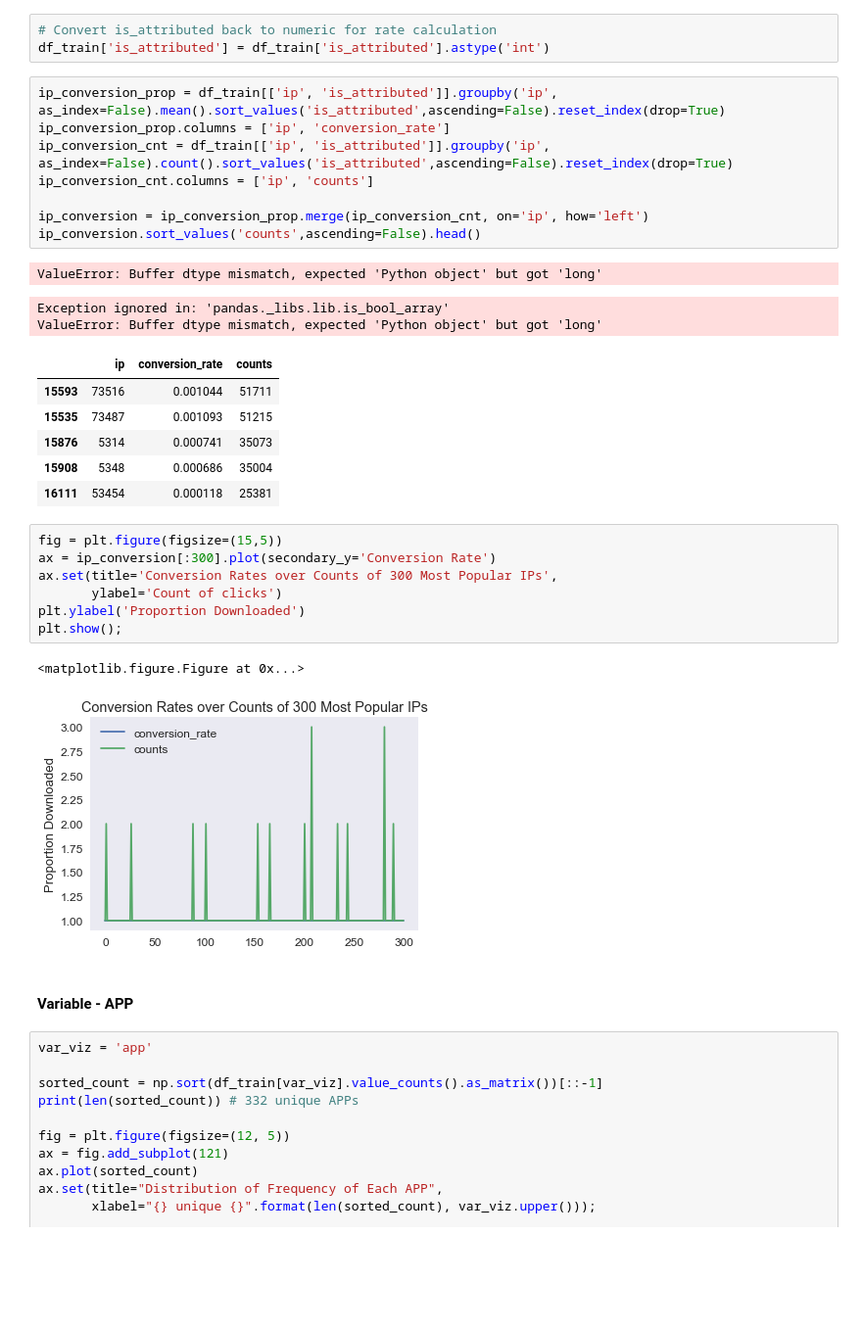
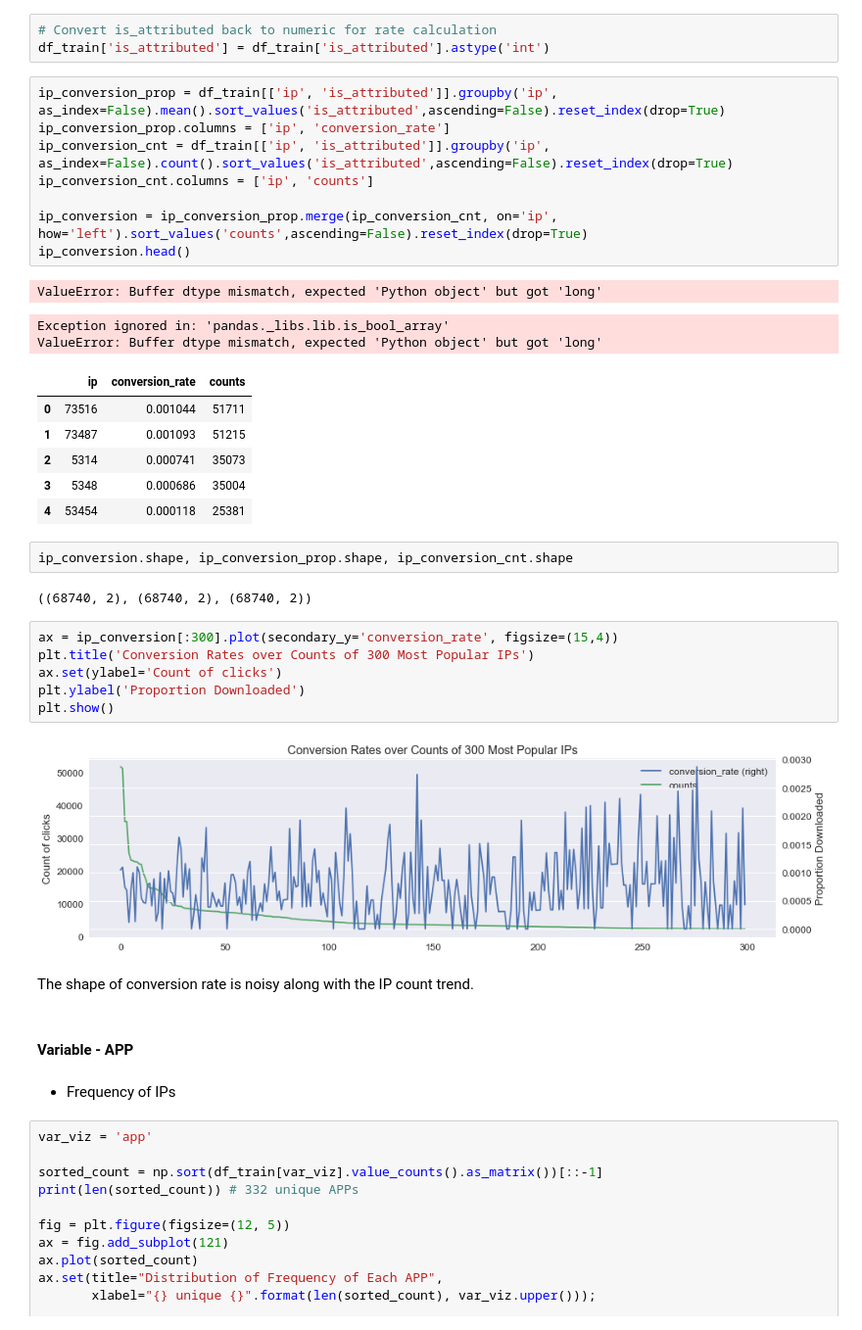
Before and after one commit to linicole/kaggle, a Jupyter notebook: TalkingData_AdTracking/data_preview.ipynb, the cells around one changed output. Shown: that part at 98% size. Cells and saved outputs as stored; diff of their text form; blank space fills up the shorter version.

```diff
--- a/TalkingData_AdTracking/data_preview.ipynb
+++ b/TalkingData_AdTracking/data_preview.ipynb
@@ -225,30 +229,36 @@ ip_conversion_prop.columns = ['ip', 'conversion_rate']
 ip_conversion_cnt = df_train[['ip', 'is_attributed']].groupby('ip', as_index=False).count().sort_values('is_attributed',ascending=False).reset_index(drop=True)
 ip_conversion_cnt.columns = ['ip', 'counts']
 
-ip_conversion = ip_conversion_prop.merge(ip_conversion_cnt, on='ip', how='left')
-ip_conversion.sort_values('counts',ascending=False).head()
+ip_conversion = ip_conversion_prop.merge(ip_conversion_cnt, on='ip', how='left').sort_values('counts',ascending=False).reset_index(drop=True)
+ip_conversion.head()
 # %% [output]
 ValueError: Buffer dtype mismatch, expected 'Python object' but got 'long'
 Exception ignored in: 'pandas._libs.lib.is_bool_array'
 ValueError: Buffer dtype mismatch, expected 'Python object' but got 'long'
 |  | ip | conversion_rate | counts |
-| 15593 | 73516 | 0.001044 | 51711 |
-| 15535 | 73487 | 0.001093 | 51215 |
-| 15876 | 5314 | 0.000741 | 35073 |
-| 15908 | 5348 | 0.000686 | 35004 |
-| 16111 | 53454 | 0.000118 | 25381 |
+| 0 | 73516 | 0.001044 | 51711 |
+| 1 | 73487 | 0.001093 | 51215 |
+| 2 | 5314 | 0.000741 | 35073 |
+| 3 | 5348 | 0.000686 | 35004 |
+| 4 | 53454 | 0.000118 | 25381 |
+# %%
+ip_conversion.shape, ip_conversion_prop.shape, ip_conversion_cnt.shape
+# %% [output]
+((68740, 2), (68740, 2), (68740, 2))
 # %%
-fig = plt.figure(figsize=(15,5))
-ax = ip_conversion[:300].plot(secondary_y='Conversion Rate')
-ax.set(title='Conversion Rates over Counts of 300 Most Popular IPs',
-       ylabel='Count of clicks')
+ax = ip_conversion[:300].plot(secondary_y='conversion_rate', figsize=(15,4))
+plt.title('Conversion Rates over Counts of 300 Most Popular IPs')
+ax.set(ylabel='Count of clicks')
 plt.ylabel('Proportion Downloaded')
-plt.show();
+plt.show()
 # %% [output]
-<matplotlib.figure.Figure at 0x...>
-[figure, old version]
+[figure, new version]
+# %% [markdown]
+The shape of conversion rate is noisy along with the IP count trend.
 # %% [markdown]
 #### Variable - APP
+# %% [markdown]
+* Frequency of IPs
 # %%
 var_viz = 'app'
 
```
Also changed, not shown: parts of 42 cells of this notebook.
